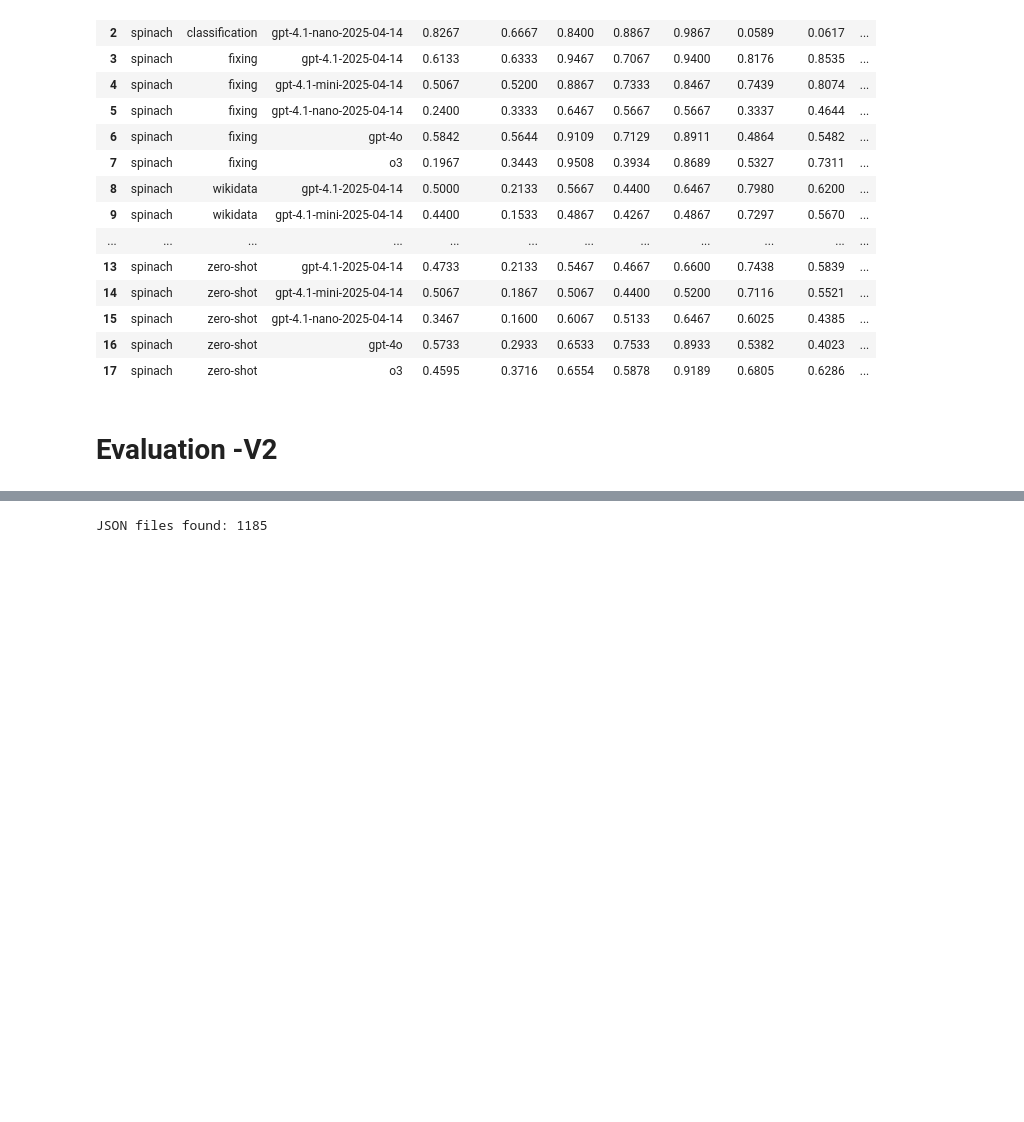
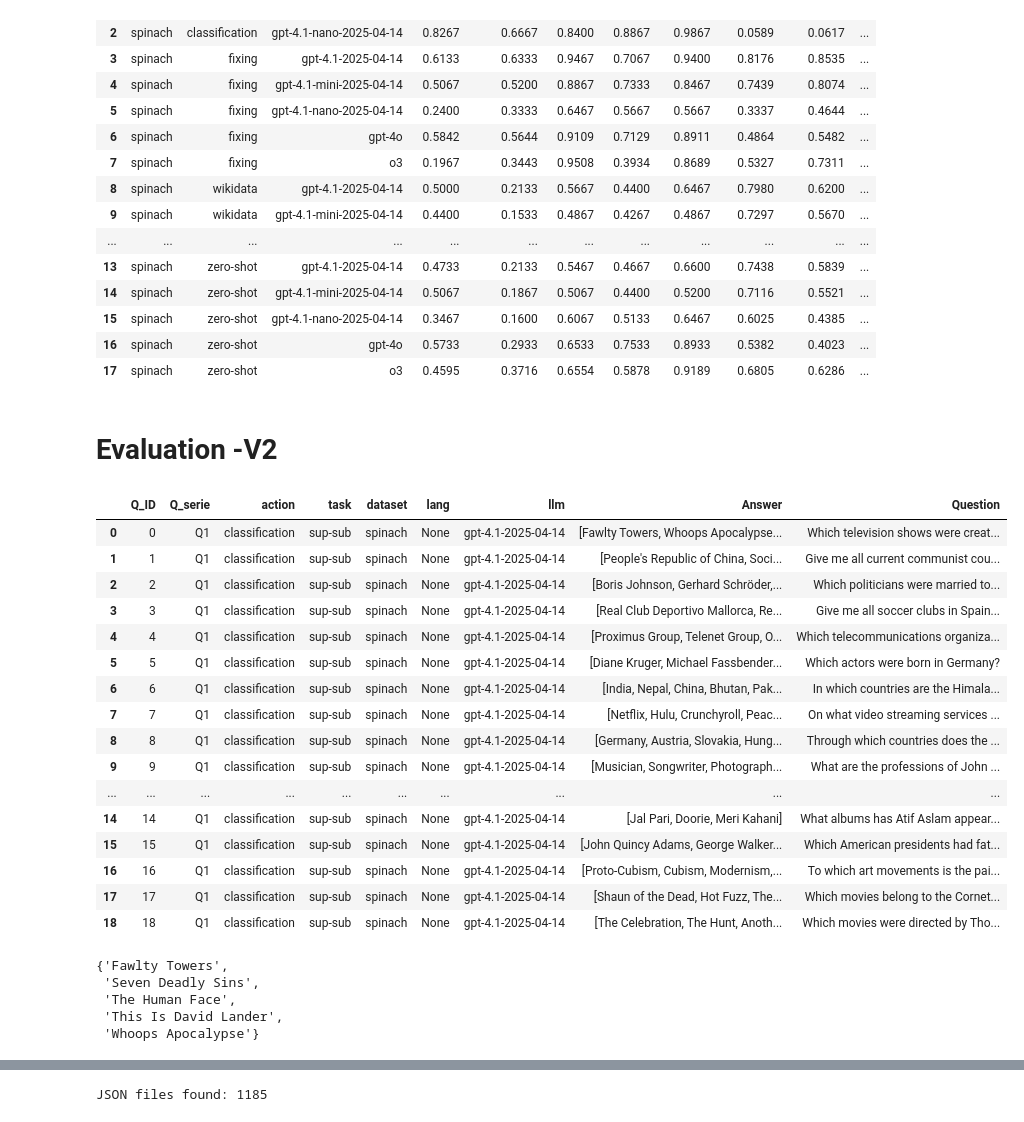
Before and after one commit to GabrieleT0/Answer-Set-Consistency-of-LLMs-For-QA, a Jupyter notebook: src/answer_analysis.ipynb, the cells around one changed output, grey strips where cells are left out. Drawn from its saved outputs; the diff is of its cells as text; code cells hidden in the pictures; blank space fills up the shorter version.

```diff
--- a/src/answer_analysis.ipynb
+++ b/src/answer_analysis.ipynb
@@ -392,6 +392,34 @@ def load_question(file_path: str) -> pd.DataFrame:
     df = pd.read_csv(file_path, sep="\t", encoding="utf-8")
     # df["type"] = df["type"].apply(lambda x: str(x) if not pd.isna(x) else "0")
     return df
+# %%
+df_answers.iloc[0:19]
+# %% [output]
+|  | Q_ID | Q_serie | action | task | dataset | lang | llm | Answer | Question |
+| 0 | 0 | Q1 | classification | sup-sub | spinach | None | gpt-4.1-2025-04-14 | [Fawlty Towers, Whoops Apocalypse... | Which television shows were creat... |
+| 1 | 1 | Q1 | classification | sup-sub | spinach | None | gpt-4.1-2025-04-14 | [People's Republic of China, Soci... | Give me all current communist cou... |
+| 2 | 2 | Q1 | classification | sup-sub | spinach | None | gpt-4.1-2025-04-14 | [Boris Johnson, Gerhard Schröder,... | Which politicians were married to... |
+| 3 | 3 | Q1 | classification | sup-sub | spinach | None | gpt-4.1-2025-04-14 | [Real Club Deportivo Mallorca, Re... | Give me all soccer clubs in Spain... |
+| 4 | 4 | Q1 | classification | sup-sub | spinach | None | gpt-4.1-2025-04-14 | [Proximus Group, Telenet Group, O... | Which telecommunications organiza... |
+| 5 | 5 | Q1 | classification | sup-sub | spinach | None | gpt-4.1-2025-04-14 | [Diane Kruger, Michael Fassbender... | Which actors were born in Germany? |
+| 6 | 6 | Q1 | classification | sup-sub | spinach | None | gpt-4.1-2025-04-14 | [India, Nepal, China, Bhutan, Pak... | In which countries are the Himala... |
+| 7 | 7 | Q1 | classification | sup-sub | spinach | None | gpt-4.1-2025-04-14 | [Netflix, Hulu, Crunchyroll, Peac... | On what video streaming services ... |
+| 8 | 8 | Q1 | classification | sup-sub | spinach | None | gpt-4.1-2025-04-14 | [Germany, Austria, Slovakia, Hung... | Through which countries does the ... |
+| 9 | 9 | Q1 | classification | sup-sub | spinach | None | gpt-4.1-2025-04-14 | [Musician, Songwriter, Photograph... | What are the professions of John ... |
+| ... | ... | ... | ... | ... | ... | ... | ... | ... | ... |
+| 14 | 14 | Q1 | classification | sup-sub | spinach | None | gpt-4.1-2025-04-14 | [Jal Pari, Doorie, Meri Kahani] | What albums has Atif Aslam appear... |
+| 15 | 15 | Q1 | classification | sup-sub | spinach | None | gpt-4.1-2025-04-14 | [John Quincy Adams, George Walker... | Which American presidents had fat... |
+| 16 | 16 | Q1 | classification | sup-sub | spinach | None | gpt-4.1-2025-04-14 | [Proto-Cubism, Cubism, Modernism,... | To which art movements is the pai... |
+| 17 | 17 | Q1 | classification | sup-sub | spinach | None | gpt-4.1-2025-04-14 | [Shaun of the Dead, Hot Fuzz, The... | Which movies belong to the Cornet... |
+| 18 | 18 | Q1 | classification | sup-sub | spinach | None | gpt-4.1-2025-04-14 | [The Celebration, The Hunt, Anoth... | Which movies were directed by Tho... |
+# %%
+get_answer_set(df_answers.iloc[0:19], "Q1", "sup-sub")
+# %% [output]
+{'Fawlty Towers',
+ 'Seven Deadly Sins',
+ 'The Human Face',
+ 'This Is David Lander',
+ 'Whoops Apocalypse'}
 # %%
 def load_all_questions(root_dir, datasets, languages):
     """
```
Also changed, not shown: parts of 10 cells of this notebook, 23 other files.
